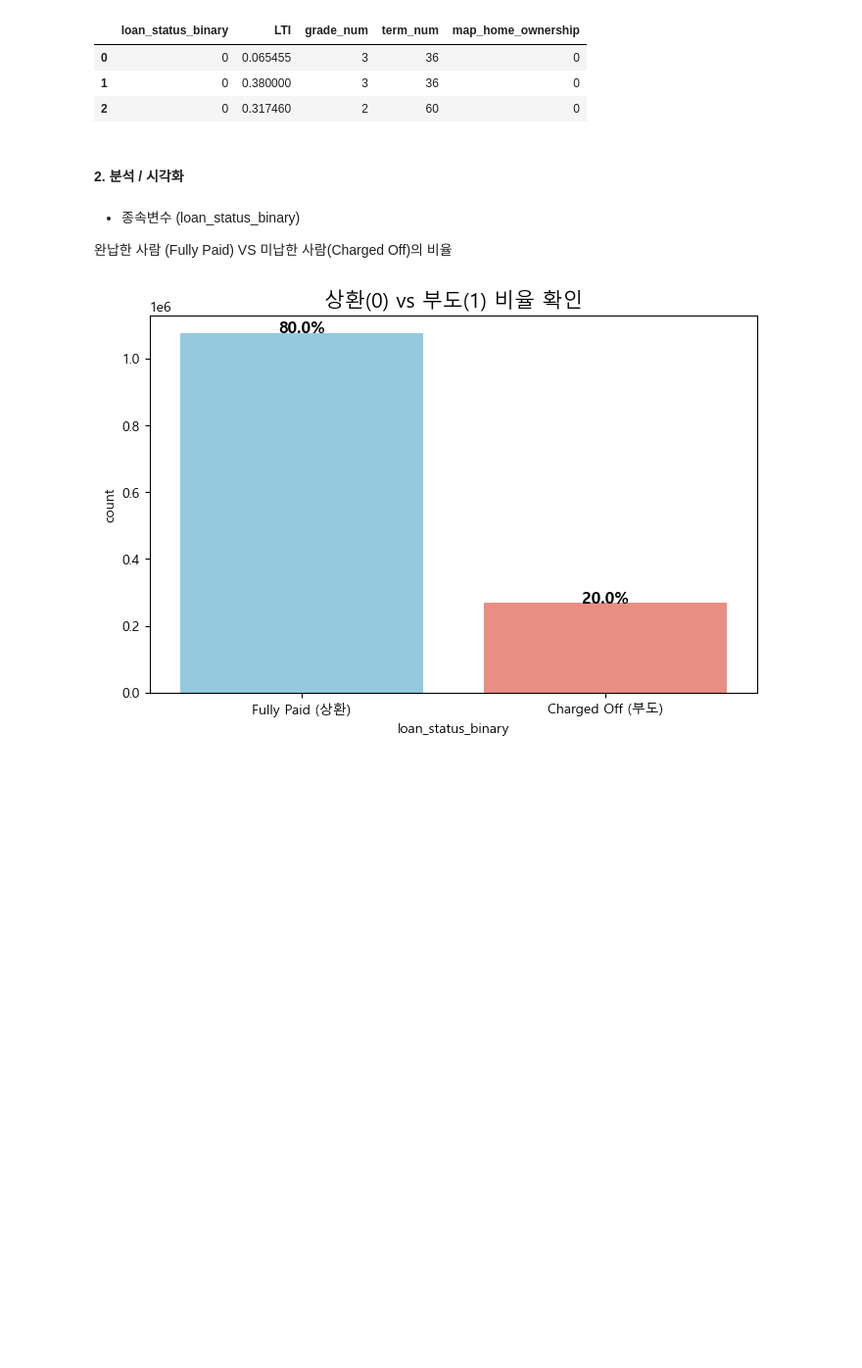
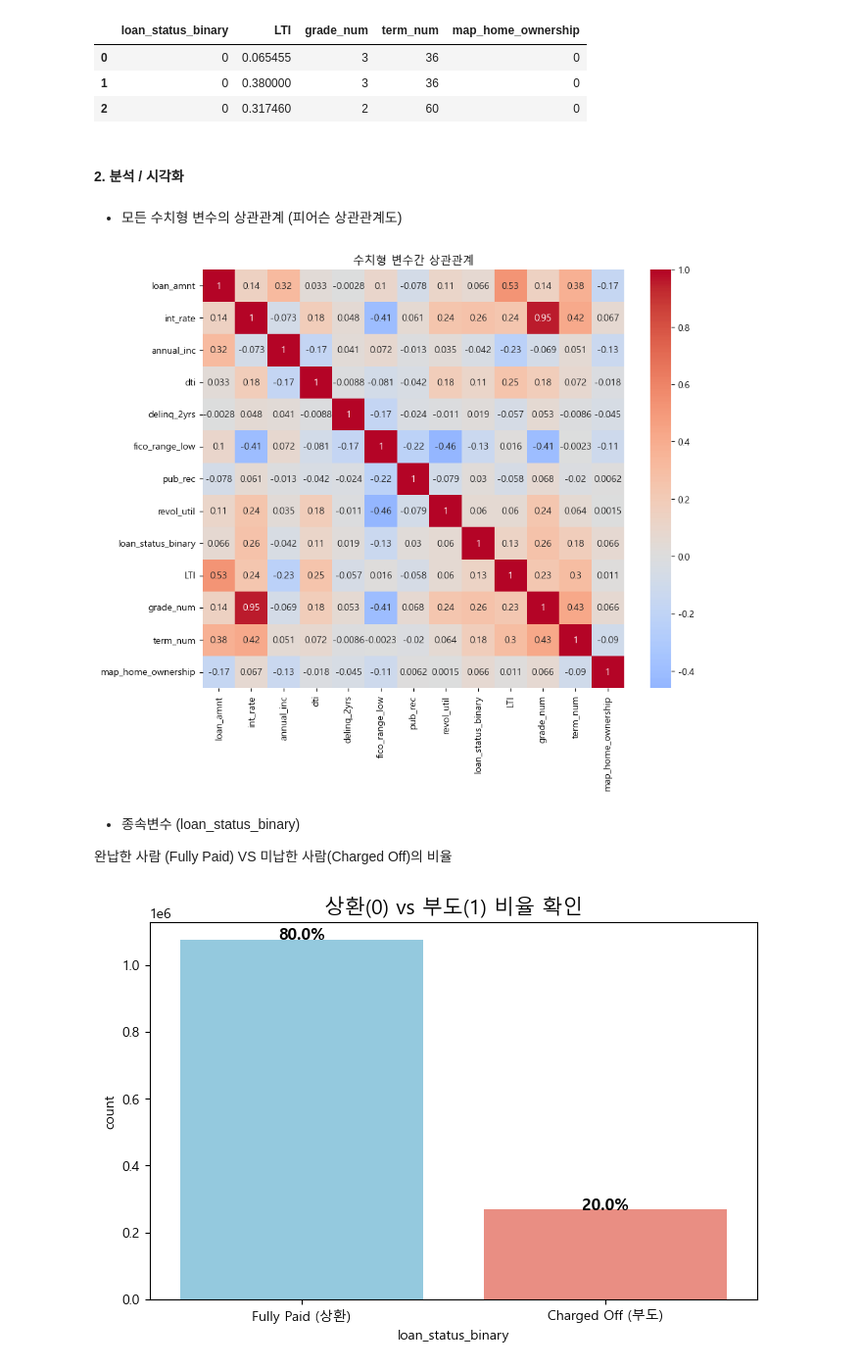
Before and after one commit to urinamu10/LendingClub, a Jupyter notebook: 3. EDA 분석.ipynb, the cells around one changed output. Shown: that part at 98% size. Saved outputs shown, nothing was run; the diff lists cells and outputs as text; code cells hidden in the pictures; blank space fills up the shorter version.

```diff
--- a/3. EDA 분석.ipynb
+++ b/3. EDA 분석.ipynb
@@ -254,6 +254,21 @@ df[['loan_status_binary', 'LTI', 'grade_num', 'term_num', 'map_home_ownership']]
 | 2 | 0 | 0.317460 | 2 | 60 | 0 |
 # %% [markdown]
 #### 2. 분석 / 시각화
+# %% [markdown]
+- 모든 수치형 변수의 상관관계 (피어슨 상관관계도)
+# %%
+# 상관관계 계산 (수치형 데이터)
+corr1 = df.corr(numeric_only=True)   # 수치형 변수만 상관관계 계산
+
+
+#DTI 부채대비소득비율
+# Heatmap 그리기 dti,int_rate,tern_num,grade_num
+plt.figure(figsize=(10,8))
+sns.heatmap(corr1, annot=True, cmap='coolwarm', center=0)
+plt.title("변수간 피어슨 상관관계도")
+plt.show()
+# %% [output]
+[figure, added]
 # %% [markdown]
 - 종속변수 (loan_status_binary)
 
```
Also changed, not shown: parts of 16 cells of this notebook.
